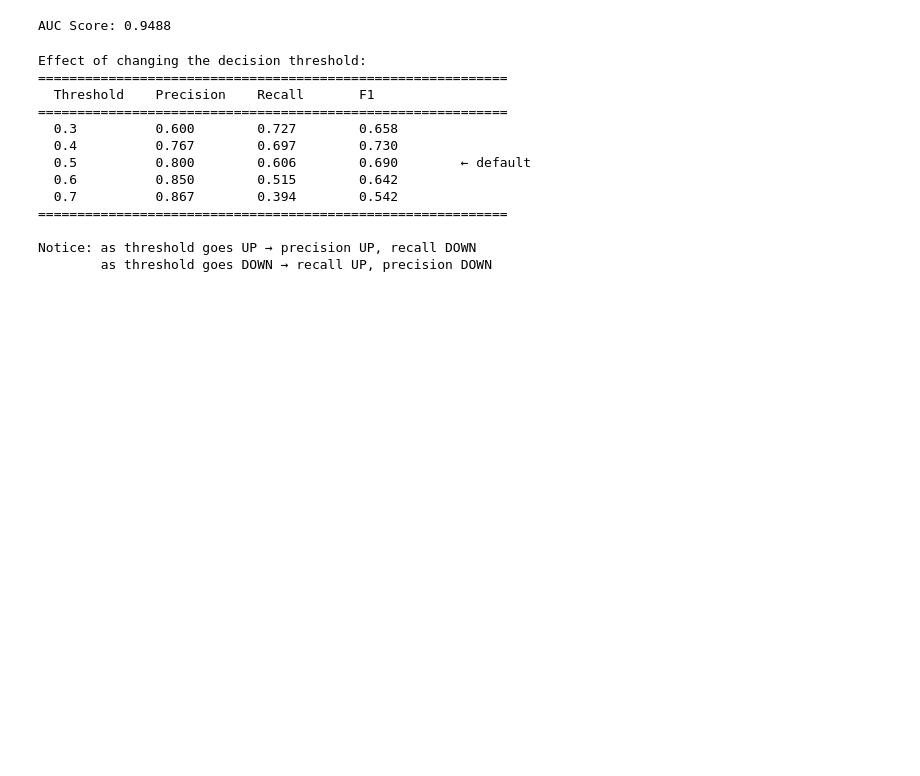
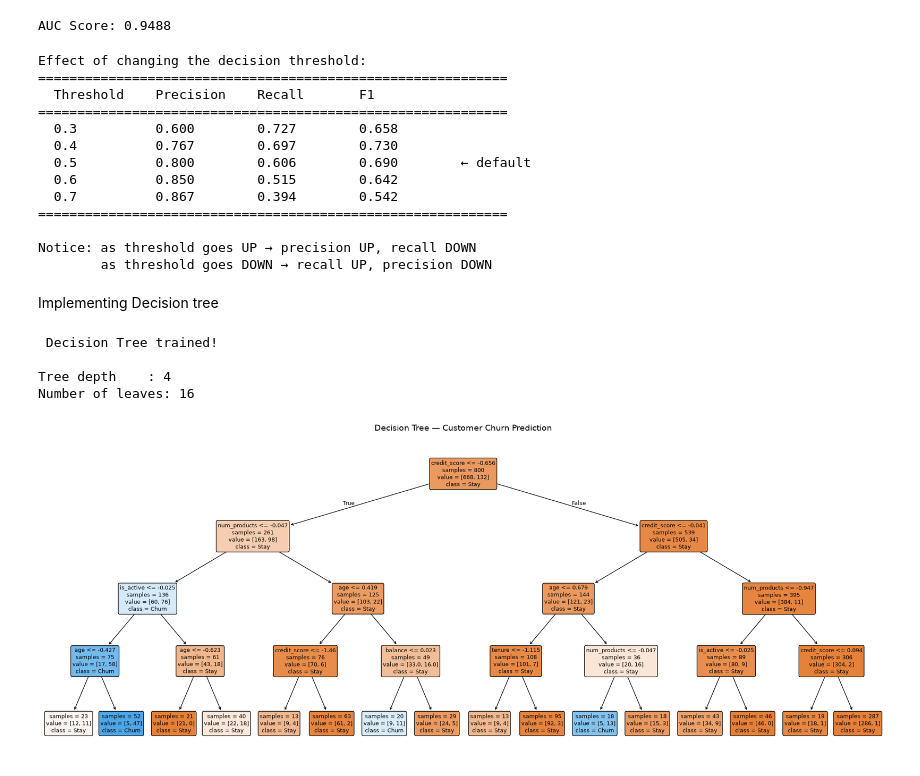
Before and after one commit to pa1nagar/supervise_ml, a Jupyter notebook: project_classification.ipynb, the cells around one changed output. Drawn from its saved outputs; the diff is of its cells as text; code cells hidden in the pictures; blank space fills up the shorter version.

```diff
--- a/project_classification.ipynb
+++ b/project_classification.ipynb
@@ -648,3 +648,43 @@ Effect of changing the decision threshold:
 
 Notice: as threshold goes UP → precision UP, recall DOWN
         as threshold goes DOWN → recall UP, precision DOWN
+# %% [markdown]
+Implementing Decision tree
+# %%
+dt_model = DecisionTreeClassifier(
+    max_depth=4,          # limit tree to 4 levels deep
+    min_samples_split=20, # need at least 20 samples to split a node
+    min_samples_leaf=10,  # each final leaf needs at least 10 samples
+    random_state=42
+)
+
+
+dt_model.fit(X_train_scaled, y_train)
+
+
+print(" Decision Tree trained!")
+print()
+print(f"Tree depth    : {dt_model.get_depth()}")
+print(f"Number of leaves: {dt_model.get_n_leaves()}")
+# %% [output]
+ Decision Tree trained!
+
+Tree depth    : 4
+Number of leaves: 16
+# %%
+
+plt.figure(figsize=(20, 8))
+plot_tree(
+    dt_model,
+    feature_names=list(X.columns),
+    class_names=['Stay', 'Churn'],
+    filled=True,          # color the nodes
+    rounded=True,         # rounded boxes
+    fontsize=9,
+    impurity=False        # hide gini score for cleanliness
+)
+plt.title("Decision Tree — Customer Churn Prediction", fontsize=14, pad=20)
+plt.tight_layout()
+plt.show()
+# %% [output]
+[figure, added]
```
